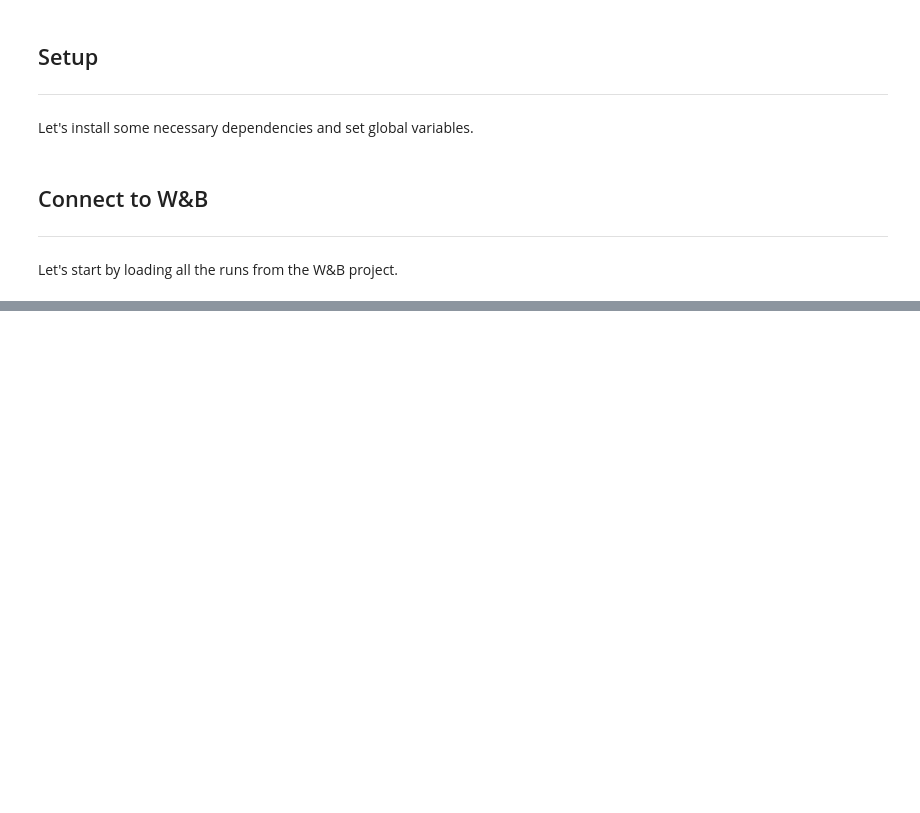
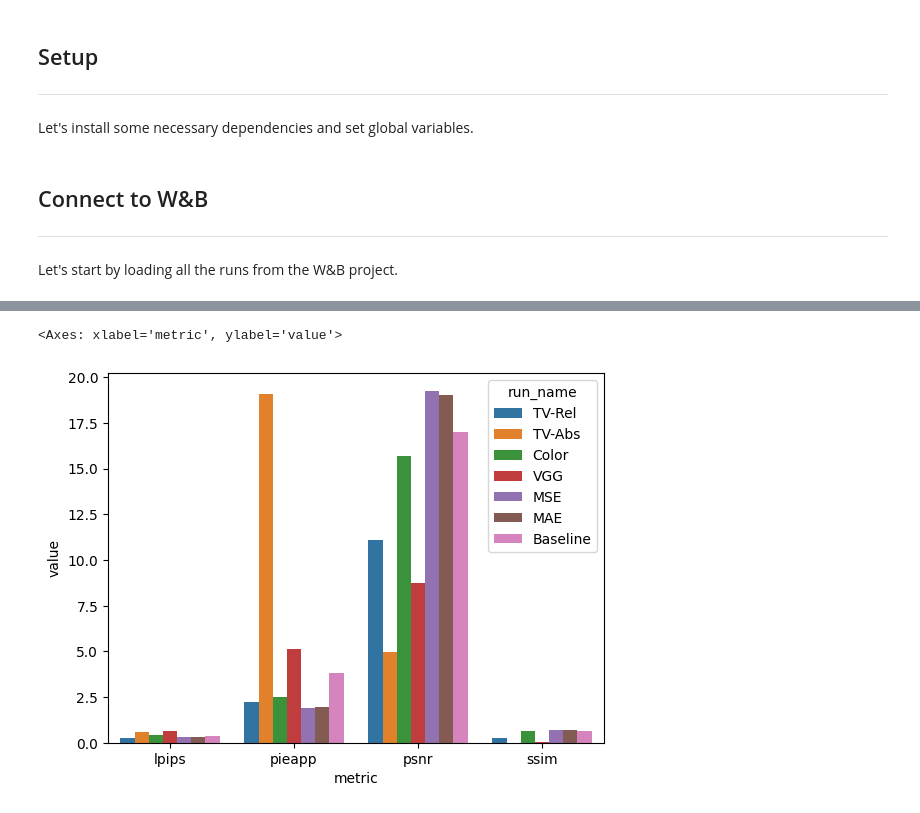
Before and after one commit to mikasenghaas/sillystill, a Jupyter notebook: notebooks/5.0-results.ipynb, the cells around one changed output, grey strips where cells are left out. Saved outputs shown, nothing was run; the diff lists cells and outputs as text; code cells hidden in the pictures; blank space fills up the shorter version.

Commit message:
feat(nb) results notebook

```diff
--- a/notebooks/5.0-results.ipynb
+++ b/notebooks/5.0-results.ipynb
@@ -39 +42,26 @@ print(f"✅ Loaded {len(runs)} runs from W&B ({WANDB_ENTITY}/{WANDB_PROJECT})")
+# %%
+def load_results(path, runs):
+    data = pd.read_csv(path)
+
+    baselines_cols = ["baseline_lpips", "baseline_psnr", "baseline_ssim", "baseline_pieapp"]
+    baselines = data.iloc[0][baselines_cols].rename(lambda x: x.replace("baseline_", ""), axis=0)
+
+    # Remove baseline cols  + media col
+    data = data.drop(columns=["digital", "film", "predicted"])
+    data = data.drop(columns=["baseline_lpips", "baseline_psnr", "baseline_ssim", "baseline_pieapp"])
+
+    # Retrieve other runs from api
+    runs = [run for run in runs if run.name in data["run_name"].unique()]
+
+    loss = [run.tags[0] for run in runs]
+    with_noise = [run.config["model"]["net"]["with_noise"] for run in runs]
+    data["run_name"] = loss
+    data["with_noise"] = with_noise
+
+    # Add baseline
+    idx = len(data)
+    data.loc[idx] = baselines
+    data.loc[idx, "run_name"] = "Baseline"
+
+    return data
 # %% [markdown]
@@ -49,0 +73,4 @@ In this very first experiment we want to find out if we can overfit the model to
+# %%
+# W/o noise
+df = load_results("outputs/single-image-simple.csv", runs)
+df
@@ -49,0 +92,2 @@ In this very first experiment we want to find out if we can overfit the model to
+# %%
+df_pivot = df.melt(id_vars=["run_name", "with_noise"], var_name="metric", value_name="value")
@@ -49,0 +112,5 @@ In this very first experiment we want to find out if we can overfit the model to
+# %%
+sns.barplot(df_pivot[df_pivot.with_noise != 0.0], x="metric", y="value", hue="run_name")
+# %% [output]
+<Axes: xlabel='metric', ylabel='value'>
+[figure, added]
```
Also changed, not shown: parts of 12 cells of this notebook.
